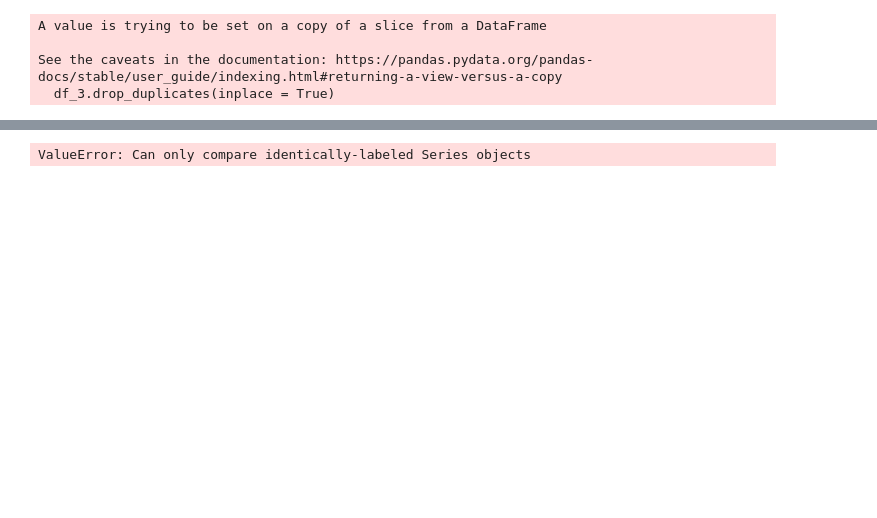
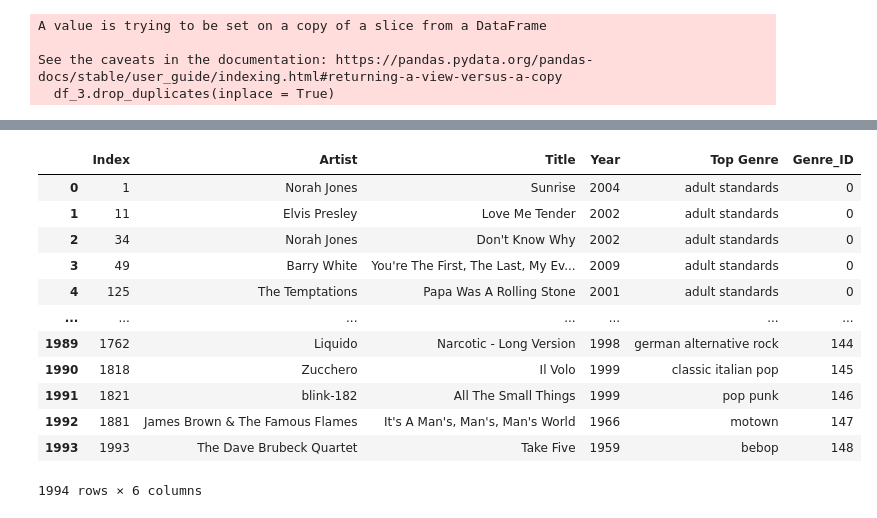
Before and after one commit to gpoon626/ETL-Project, a Jupyter notebook: ETLGroupProject.ipynb, the cells around one changed output, grey strips where cells are left out. Saved outputs shown, nothing was run; the diff lists cells and outputs as text; code cells hidden in the pictures; blank space fills up the shorter version.

```diff
--- a/ETLGroupProject.ipynb
+++ b/ETLGroupProject.ipynb
@@ -115,10 +149,10 @@ df_1["Top Genre"].value_counts().count()
 # %%
-#creates the genre table with all the genres present in the original dataFrame, includes duplicates
-df_3 = df[["Top Genre"]]
-#removes the duplicates from df_3
-df_3.drop_duplicates(inplace = True)
+#GENRE_ID_TABLE
+genre_id_table = df[["Top Genre"]]
+#removes the duplicates from genre_id_table
+genre_id_table.drop_duplicates(inplace = True)
 #assign each genre its own unique ID
-df_3.insert(0, "Genre_ID", range(0, 149))
+genre_id_table.insert(0, "Genre_ID", range(0, 149))
 # %% [output]
 A value is trying to be set on a copy of a slice from a DataFrame
 
@@ -170,5 +166,2 @@ df_4
 # %%
-#df_1[(df_1["Title"] ==  "Sunrise") & (df_1["Artist"] == "Norah Jones")]["Top Genre"]
-#df_3[df_3["Top Genre"] == "adult standards"]["Genre_ID"]
-df_4.assign(Genre = lambda x: (df_1[(df_1["Title"] == x["Title"]) & (df_1["Artist"] == x["Artist"])]["Top Genre"]))
-#df_4.assign(Genre_ID = lambda x: (df_3[df_1[(df_1["Title"] == x["Title"]) & (df_1["Artist"] == x["Artist"])]["Top Genre"]]["Genre_ID"]))
+df_4 = df_4.assign(Genre = lambda x: (df_1[(df_1["Title"] == x["Title"]) & (df_1["Artist"] == x["Artist"])]["Top Genre"]))
@@ -189,11 +184,32 @@ df_4.assign(Genre = lambda x: (df_1[(df_1["Title"] == x["Title"]) & (df_1["Artis
+# %%
+df_4 = df_4.rename(columns = {"Genre" : "Top Genre"})
 # %%
 # this df_1[(df_1["Title"] == x["Title"]) & (df_1["Artist"] == x["Artist"])]["Top Genre"]) returns the TOP GENRE
-#(df_3[df_3["Top Genre"]] == (df_1[(df_1["Title"] == x["Title"]) & (df_1["Artist"] == x["Artist"])]["Top Genre"])["Genre_ID"])
+#(genre_id_table[genre_id_table["Top Genre"]] == (df_1[(df_1["Title"] == x["Title"]) & (df_1["Artist"] == x["Artist"])]["Top Genre"])["Genre_ID"])
 #df_4.assign(Genre_ID = lambda x: (df_1[(df_1["Title"] == x["Title"]) & (df_1["Artist"] == x["Artist"])]["Top Genre"]))
-#df_3[df_3["Top Genre"] == "adult standards"]
-#df_4.assign(Genre_ID = lambda x: ((df_3[df_3["Top Genre"] == (df_1[(df_1["Title"] == x["Title"]) & (df_1["Artist"] == x["Artist"])])]["Top Genre"])["Genre_ID"]))
+#genre_id_table[genre_id_table["Top Genre"] == "adult standards"]
+#df_4.assign(Genre_ID = lambda x: ((genre_id_table[genre_id_table["Top Genre"] == (df_1[(df_1["Title"] == x["Title"]) & (df_1["Artist"] == x["Artist"])])]["Top Genre"])["Genre_ID"]))
 #(df_1[(df_1["Title"] == x["Title"]) & (df_1["Artist"] == x["Artist"])]["Top Genre"])
-df_4.assign(Genre_ID = lambda x: ((df_3[df_3["Top Genre"] == (df_1[(df_1["Title"] == x["Title"]) & (df_1["Artist"] == x["Artist"])]["Top Genre"])])["Genre_ID"]))
+# "adult standards" ==  (df_1[(df_1["Title"] == x["Title"]) & (df_1["Artist"] == x["Artist"])]["Top Genre"]))
+#(genre_id_table[genre_id_table["Top Genre"] == "adult standards"])["Genre_ID"]
+#(genre_id_table[genre_id_table["Top Genre"] == (df_1[(df_1["Title"] == x["Title"]) & (df_1["Artist"] == x["Artist"])]["Top Genre"])])["Genre_ID"]
+
+#df_4.assign(Genre_ID = lambda x: (genre_id_table[genre_id_table["Top Genre"] == (df_1[(df_1["Title"] == x["Title"]) & (df_1["Artist"] == x["Artist"])]["Top Genre"])])["Genre_ID"])
+
+song_file_table = df_4.merge(genre_id_table)
+song_file_table
 # %% [output]
+|  | Index | Artist | Title | Year | Top Genre | Genre_ID |
+| 0 | 1 | Norah Jones | Sunrise | 2004 | adult standards | 0 |
+| 1 | 11 | Elvis Presley | Love Me Tender | 2002 | adult standards | 0 |
+| 2 | 34 | Norah Jones | Don't Know Why | 2002 | adult standards | 0 |
+| 3 | 49 | Barry White | You're The First, The Last, My Ev... | 2009 | adult standards | 0 |
+| 4 | 125 | The Temptations | Papa Was A Rolling Stone | 2001 | adult standards | 0 |
+| ... | ... | ... | ... | ... | ... | ... |
+| 1989 | 1762 | Liquido | Narcotic - Long Version | 1998 | german alternative rock | 144 |
+| 1990 | 1818 | Zucchero | Il Volo | 1999 | classic italian pop | 145 |
+| 1991 | 1821 | blink-182 | All The Small Things | 1999 | pop punk | 146 |
+| 1992 | 1881 | James Brown & The Famous Flames | It's A Man's, Man's, Man's World | 1966 | motown | 147 |
+| 1993 | 1993 | The Dave Brubeck Quartet | Take Five | 1959 | bebop | 148 |
-ValueError: Can only compare identically-labeled Series objects
+1994 rows × 6 columns
 # %%
```
Also changed, not shown: parts of 13 cells of this notebook.
